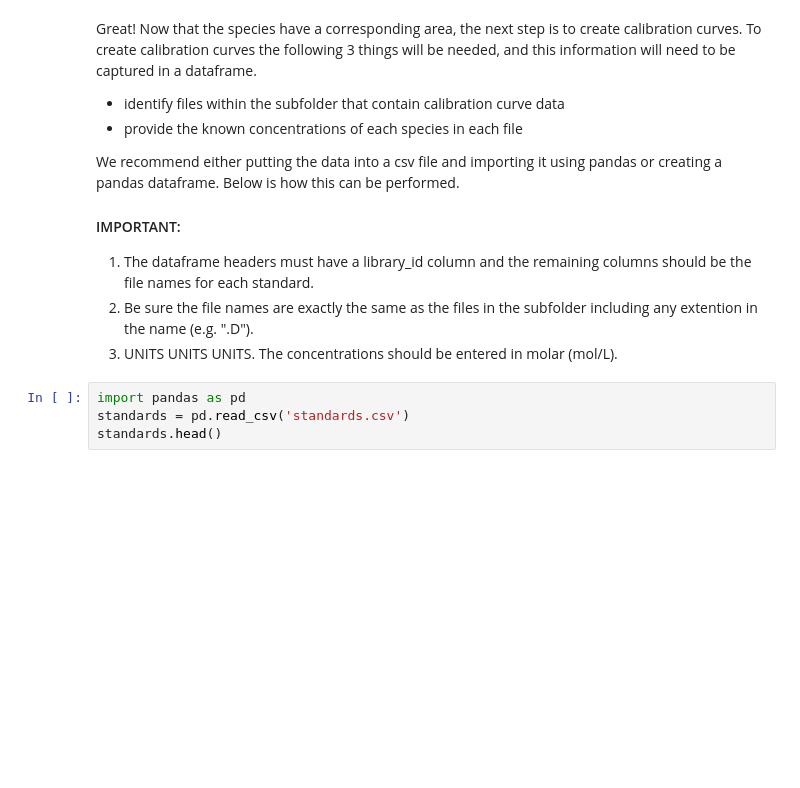
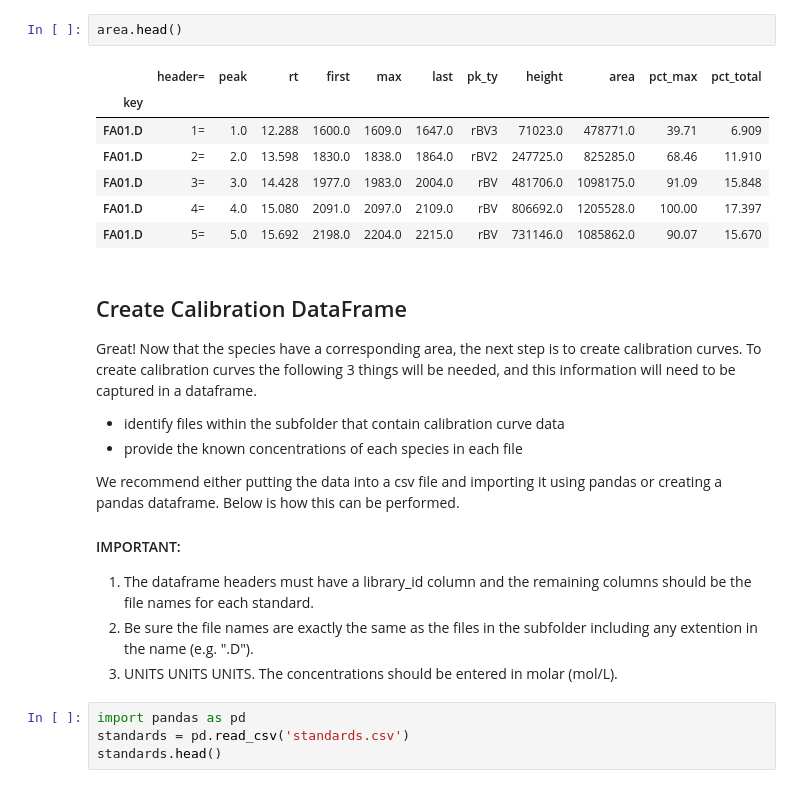
Before and after one commit to audere-labs/pyvalence, a Jupyter notebook: example_gcquant.ipynb, the cells around one changed output. Drawn from its saved outputs; the diff is of its cells as text; blank space fills up the shorter version.

```diff
--- a/example_gcquant.ipynb
+++ b/example_gcquant.ipynb
@@ -56,4 +36,16 @@ aligned.head()
+# %%
+area.head()
+# %% [output]
+|  | header= | peak | rt | first | max | last | pk_ty | height | area | pct_max | pct_total |
+| key |  |  |  |  |  |  |  |  |  |  |  |
+| FA01.D | 1= | 1.0 | 12.288 | 1600.0 | 1609.0 | 1647.0 | rBV3 | 71023.0 | 478771.0 | 39.71 | 6.909 |
+| FA01.D | 2= | 2.0 | 13.598 | 1830.0 | 1838.0 | 1864.0 | rBV2 | 247725.0 | 825285.0 | 68.46 | 11.910 |
+| FA01.D | 3= | 3.0 | 14.428 | 1977.0 | 1983.0 | 2004.0 | rBV | 481706.0 | 1098175.0 | 91.09 | 15.848 |
+| FA01.D | 4= | 4.0 | 15.080 | 2091.0 | 2097.0 | 2109.0 | rBV | 806692.0 | 1205528.0 | 100.00 | 17.397 |
+| FA01.D | 5= | 5.0 | 15.692 | 2198.0 | 2204.0 | 2215.0 | rBV | 731146.0 | 1085862.0 | 90.07 | 15.670 |
 # %% [markdown]
+## Create Calibration DataFrame
+
 Great! Now that the species have a corresponding area, the next step is to create calibration curves. To create calibration curves the following 3 things will be needed, and this information will need to be captured in a dataframe.
 
 - identify files within the subfolder that contain calibration curve data
```
Also changed, not shown: parts of 31 cells of this notebook, 3 other files.
